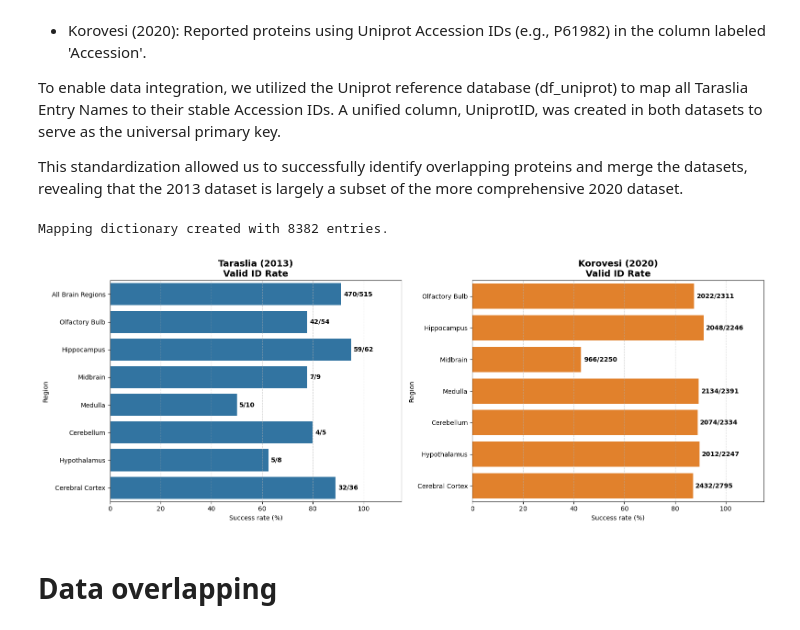
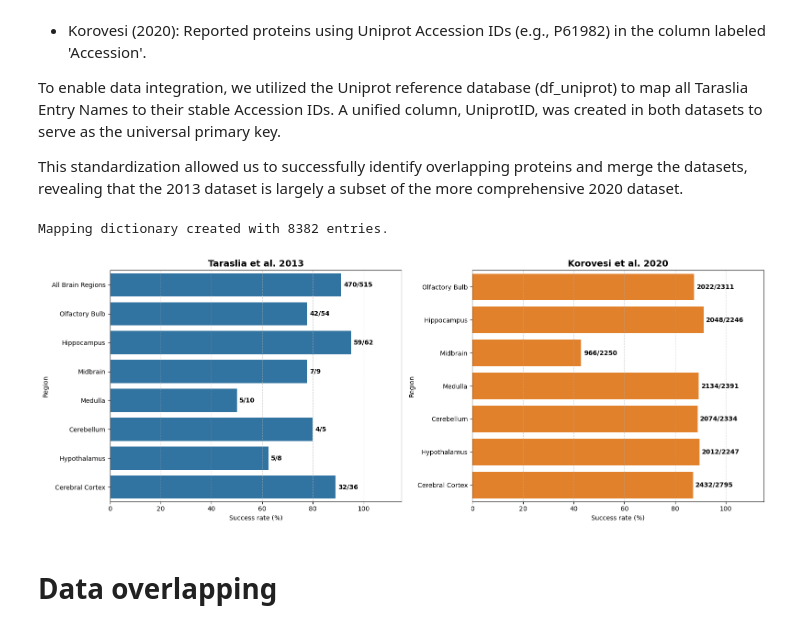
Before and after one commit to ikotsov/proteomic-analysis, a Jupyter notebook: notebooks/data_exploration.ipynb, the cells around one changed output. Cells and saved outputs as stored; diff of their text form; code cells hidden in the pictures.

Commit message:
Update titles in uniprot mapping figure

```diff
--- a/notebooks/data_exploration.ipynb
+++ b/notebooks/data_exploration.ipynb
@@ -567,7 +567,7 @@ for region, df in taraslia_dfs_dict.items():
     mapped = df['UniprotID'].notna().sum() # Successful maps are not NaN
 
     stats_data.append({
-        'Study': 'Taraslia (2013)',
+        'Study': 'Taraslia et al. 2013',
         'Region': region,
         'Total': total,
         'Mapped': mapped,
@@ -587,40 +587,40 @@ for region, df in korovesi_dfs_dict.items():
     valid_count = df['UniprotID'].isin(valid_uniprot_entries).sum()
 
     stats_data.append({
-        'Study': 'Korovesi (2020)',
+        'Study': 'Korovesi et al. 2020',
         'Region': region,
         'Total': total,
         'Mapped': valid_count,
         'Percentage': (valid_count / total * 100) if total > 0 else 0
     })
 
 # Visualize the report
 df_stats = pd.DataFrame(stats_data)
 
 fig, axes = plt.subplots(1, 2, figsize=(16, 6))
 
 def plot_stats(study_name, ax, color):
     subset = df_stats[df_stats['Study'] == study_name]
     sns.barplot(data=subset, x='Percentage', y='Region', ax=ax, color=color)
 
-    ax.set_title(f"{study_name}\nValid ID Rate", fontsize=14, fontweight='bold')
+    ax.set_title(study_name, fontsize=14, fontweight='bold')
     ax.set_xlabel("Success rate (%)")
     ax.set_xlim(0, 115)
     ax.grid(axis='x', linestyle='--', alpha=0.5)
 
     # Add labels: "42/50"
     for i, (idx, row) in enumerate(subset.iterrows()):
         label = f"{int(row['Mapped'])}/{int(row['Total'])}"
         ax.text(row['Percentage'] + 1, i, label, va='center', fontweight='bold', fontsize=10)
 
-plot_stats('Taraslia (2013)', axes[0], '#1f77b4') # Blue
-plot_stats('Korovesi (2020)', axes[1], '#ff7f0e') # Orange
+plot_stats('Taraslia et al. 2013', axes[0], '#1f77b4') # Blue
+plot_stats('Korovesi et al. 2020', axes[1], '#ff7f0e') # Orange
 
 plt.tight_layout()
 plt.show()
 # %% [output]
 Mapping dictionary created with 8382 entries.
-[figure, old version]
+[figure, new version]
 # %% [markdown]
 # Data overlapping
 # %% [markdown]
```
Also changed, not shown: parts of 1 cell of this notebook.
